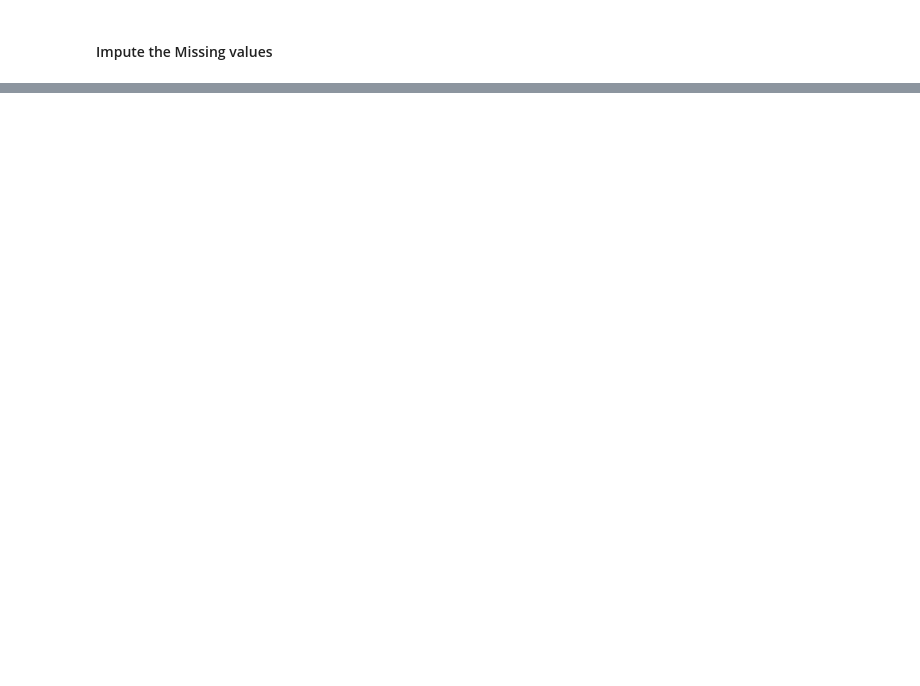
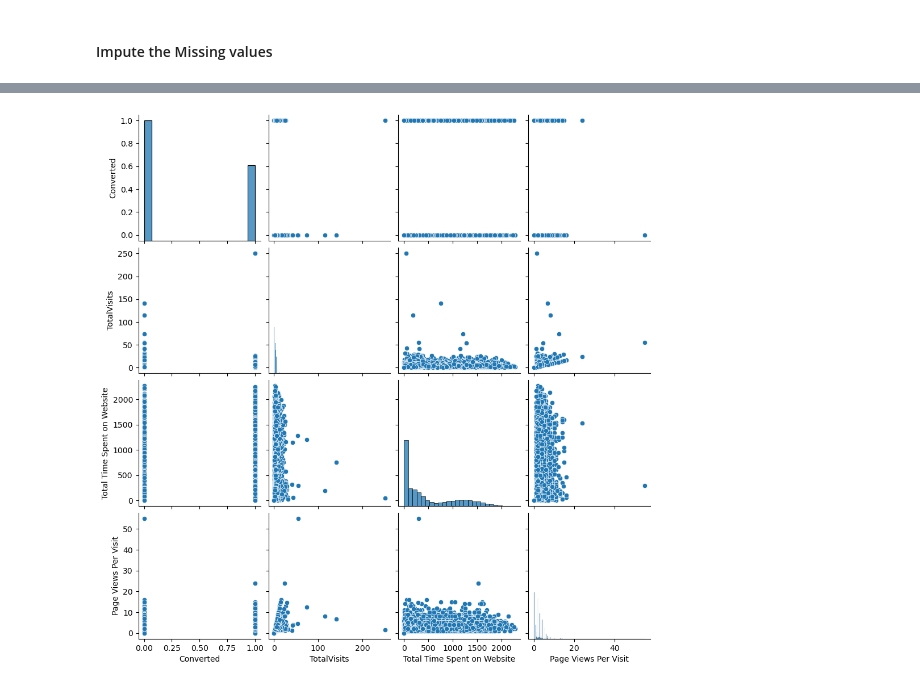
Before and after one commit to GUPTAMRASHI/LEAD_Project, a Jupyter notebook: Untitled.ipynb, the cells around one changed output, grey strips where cells are left out. Cells and saved outputs as stored; diff of their text form; code cells hidden in the pictures; blank space fills up the shorter version.

```diff
--- a/Untitled.ipynb
+++ b/Untitled.ipynb
@@ -247,0 +360,4 @@ Specialization,Lead Source,
+# %%
+#continous Numerical Varaiable
+cont_col=[col for col in data.columns if data[col].dtype!='object']
+cont_col
@@ -247,0 +538,5 @@ Specialization,Lead Source,
+# %%
+sns.pairplot(data[cont_col])
+plt.show()
+# %% [output]
+[figure, added]
```
Also changed, not shown: parts of 90 cells of this notebook.
